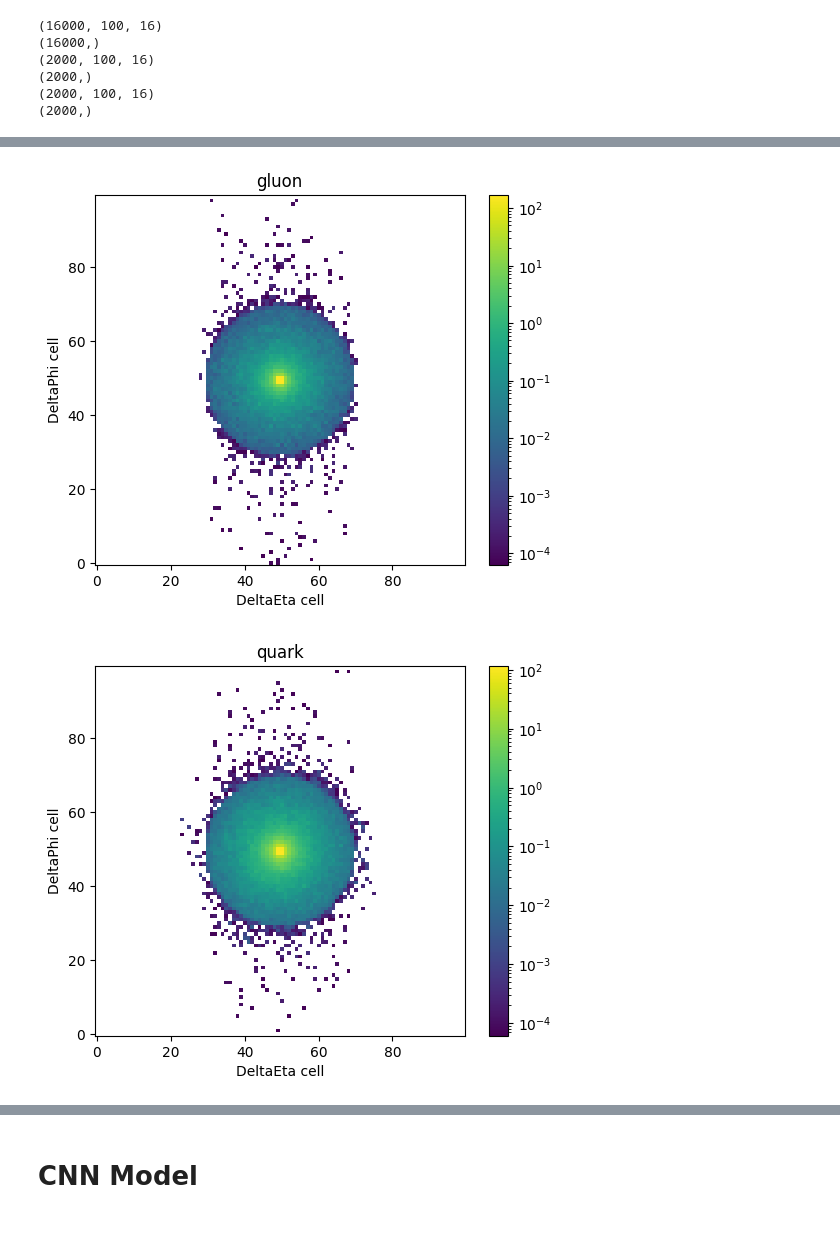
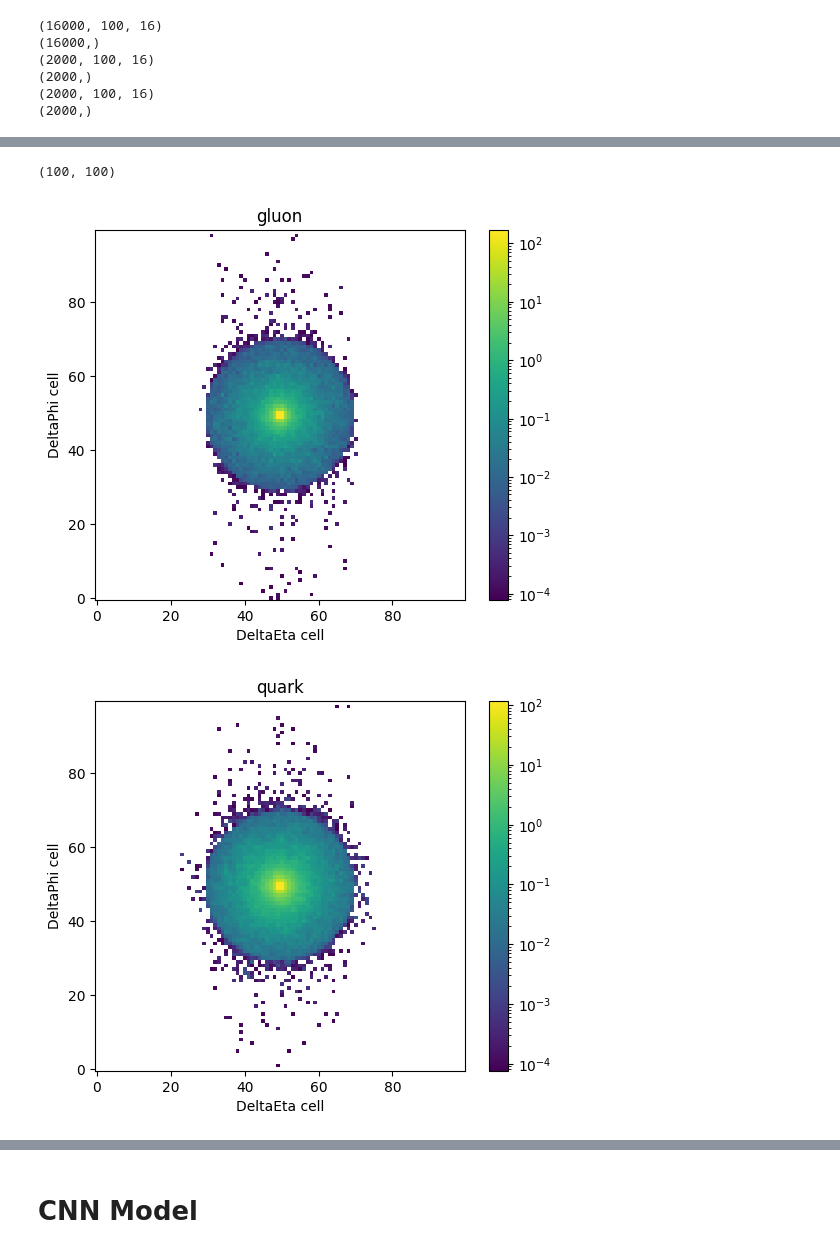
Before and after one commit to thesfinox/aiphy-ml-tools-homework, a Jupyter notebook: CNN_GNN_JetTagging_HndsOn.ipynb, the cells around one changed output, grey strips where cells are left out. Drawn from its saved outputs; the diff is of its cells as text; code cells hidden in the pictures.

```diff
--- a/CNN_GNN_JetTagging_HndsOn.ipynb
+++ b/CNN_GNN_JetTagging_HndsOn.ipynb
@@ -188,21 +188,26 @@ plot_single_image(jet_imgs_train,y_train,i=1022)
+# %%
+jet_imgs_train[0].shape
+# %% [output]
+(100, 100)
 # %%
 # plots of sum of jet images for different jet catagories
-def plot_sum_images(jet_imgs,labels_str)
+def plot_sum_images(jet_imgs,label,labels_str):
     image_g = jet_imgs[label==0]
     image_q = jet_imgs[label==1]
     image_W = jet_imgs[label==2]
     image_Z = jet_imgs[label==3]
     image_t = jet_imgs[label==4]
     images = [image_q, image_g, image_W, image_Z, image_t]
 
     for i in range(len(images)):
         SUM_Image = np.sum(images[i], axis = 0)
         plt.imshow(SUM_Image/float(images[i].shape[0]), origin='lower', norm=LogNorm())
         plt.colorbar()
         plt.title(labels_str[i])
         plt.xlabel('DeltaEta cell')
         plt.ylabel('DeltaPhi cell')
         plt.show()
+plot_sum_images(jet_imgs_train,y_train,labels_str)
 # %% [output]
-[figure, old version]
+[figure, new version]
-[figure, old version]
+[figure, new version]
```
Also changed, not shown: parts of 17 cells of this notebook.
